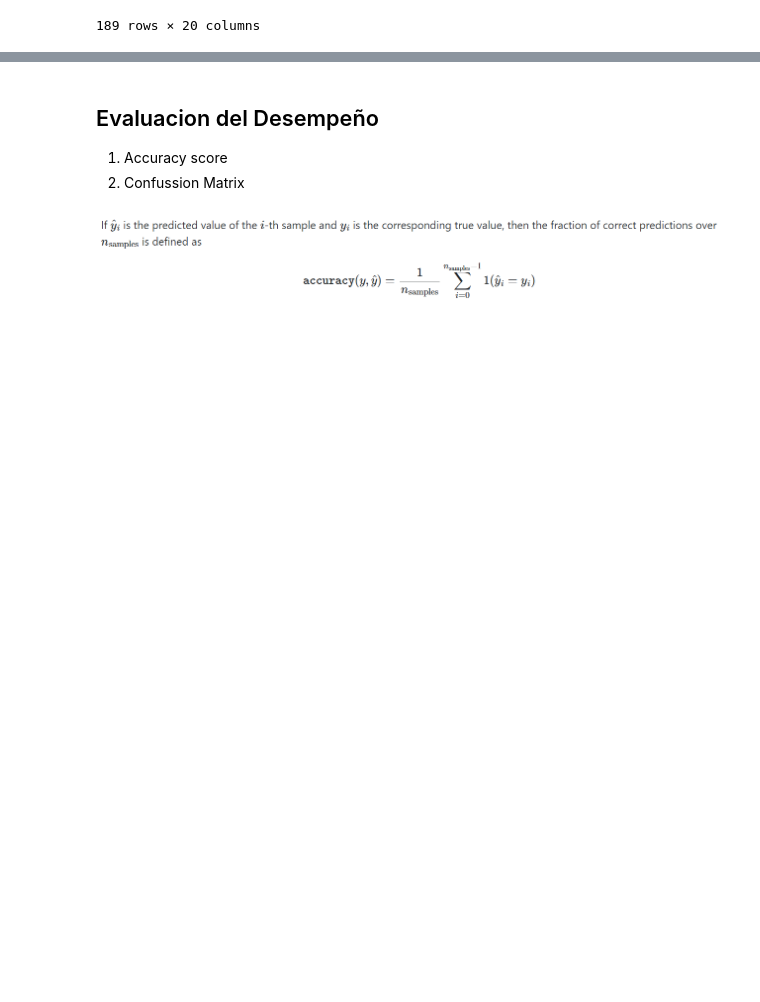
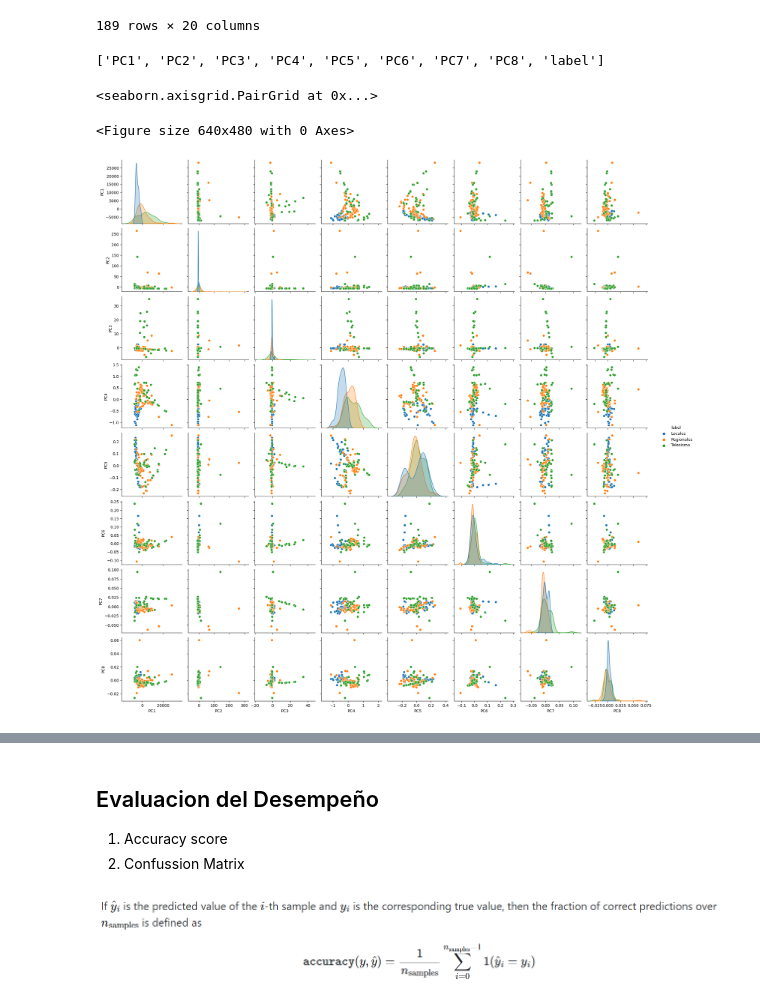
Before and after one commit to cabb1808/miniproyecto1, a Jupyter notebook: MiniProyecto2.ipynb, the cells around one changed output, grey strips where cells are left out. Drawn from its saved outputs; the diff is of its cells as text; code cells hidden in the pictures; blank space fills up the shorter version.

```diff
--- a/MiniProyecto2.ipynb
+++ b/MiniProyecto2.ipynb
@@ -86 +90,24 @@ X_train, X_test, y_train, y_test = train_test_split(X, y, test_size=0.3,random_s
+# %%
+# def PCAplot(n):
+
+pca = PCA(n_components=8)
+
+Xpca=pca.fit_transform(X) # Entrenamos el modelo PCA (Calculamos los parámetros de proyección W, autovals, autovecs)
+
+Xlatent=pca.transform(X)  #Transformamos los datos al espacio latente
+
+column_names=['PC{}'.format(i+1) for i in range(8)]
+column_names.append('label')
+
+print(column_names)
+df_latent=pd.DataFrame(np.column_stack((Xpca,data.Type)),columns=column_names)
+
+df_latent['label']=data.Type
+plt.clf()
+sns.pairplot(df_latent,hue='label')
+# %% [output]
+['PC1', 'PC2', 'PC3', 'PC4', 'PC5', 'PC6', 'PC7', 'PC8', 'label']
+<seaborn.axisgrid.PairGrid at 0x...>
+<Figure size 640x480 with 0 Axes>
+[figure, added]
 # %%
```
Also changed, not shown: parts of 15 cells of this notebook.
